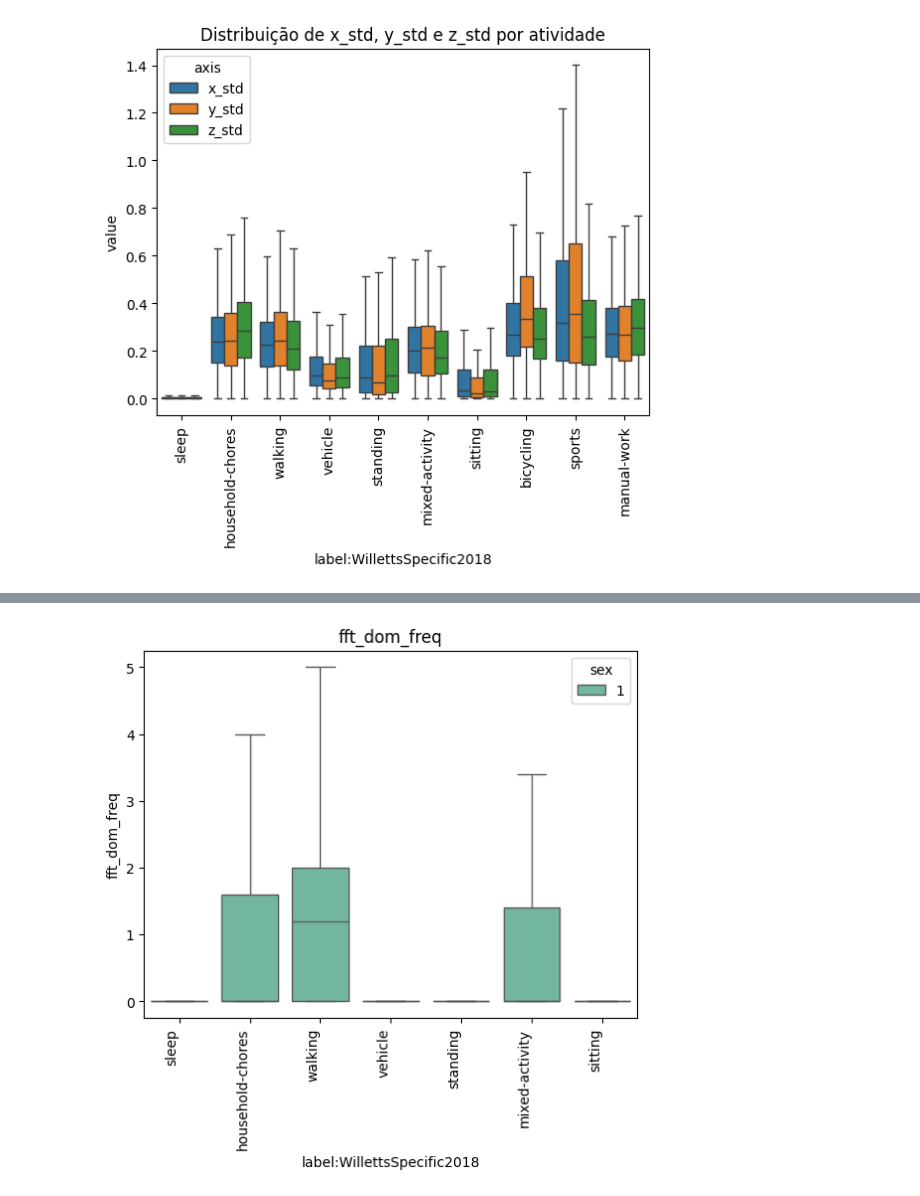
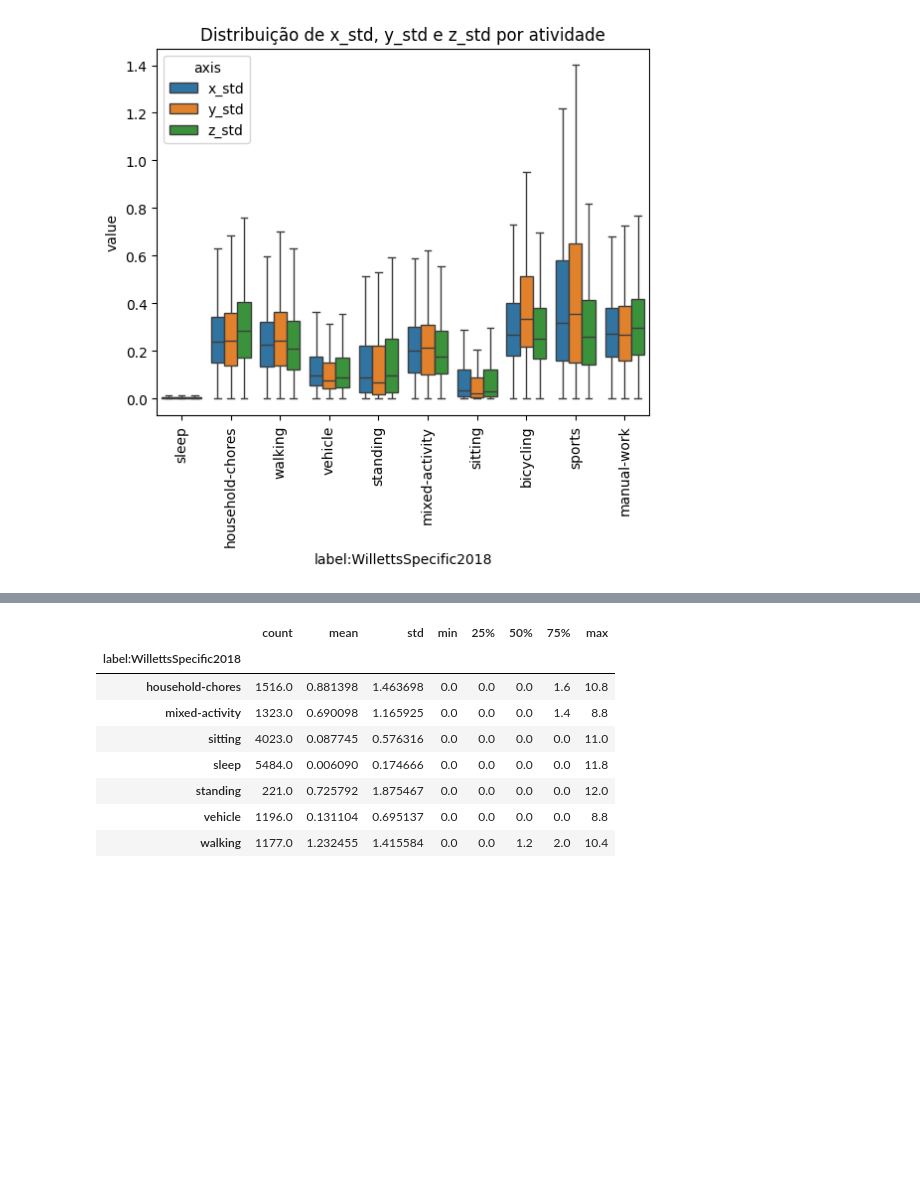
Before and after one commit to LianaBernat/wearable-project, a Jupyter notebook: notebooks/EDA - Liana.ipynb, the cells around one changed output, grey strips where cells are left out. Drawn from its saved outputs; the diff is of its cells as text; code cells hidden in the pictures; blank space fills up the shorter version.

```diff
--- a/notebooks/EDA - Liana.ipynb
+++ b/notebooks/EDA - Liana.ipynb
@@ -413,8 +414,18 @@ plt.show()
-# %%
-data_001 = pd.read_parquet("../data/data_processed/participants/P001/P001_full.parquet")
-ax = sns.boxplot(data=data_001, x="label:WillettsSpecific2018", y="fft_dom_freq", hue="sex", showfliers = False, palette='Set2')
-plt.title('fft_dom_freq')
-plt.xticks(rotation=90, ha='right')
-plt.show()
-# %% [output]
-[figure, removed]
+# %%
+# Selecionar apenas as duas colunas relevantes
+df_teste = data_001[["label:WillettsSpecific2018", "fft_dom_freq"]]
+
+# Agrupar e descrever quartis
+quartis_fft_dom_freq = df_teste.groupby("label:WillettsSpecific2018")["fft_dom_freq"].describe()
+
+quartis_fft_dom_freq
+# %% [output]
+|  | count | mean | std | min | 25% | 50% | 75% | max |
+| label:WillettsSpecific2018 |  |  |  |  |  |  |  |  |
+| household-chores | 1516.0 | 0.881398 | 1.463698 | 0.0 | 0.0 | 0.0 | 1.6 | 10.8 |
+| mixed-activity | 1323.0 | 0.690098 | 1.165925 | 0.0 | 0.0 | 0.0 | 1.4 | 8.8 |
+| sitting | 4023.0 | 0.087745 | 0.576316 | 0.0 | 0.0 | 0.0 | 0.0 | 11.0 |
+| sleep | 5484.0 | 0.006090 | 0.174666 | 0.0 | 0.0 | 0.0 | 0.0 | 11.8 |
+| standing | 221.0 | 0.725792 | 1.875467 | 0.0 | 0.0 | 0.0 | 0.0 | 12.0 |
+| vehicle | 1196.0 | 0.131104 | 0.695137 | 0.0 | 0.0 | 0.0 | 0.0 | 8.8 |
+| walking | 1177.0 | 1.232455 | 1.415584 | 0.0 | 0.0 | 1.2 | 2.0 | 10.4 |
```
Also changed, not shown: parts of 16 cells of this notebook, 1 other file.
